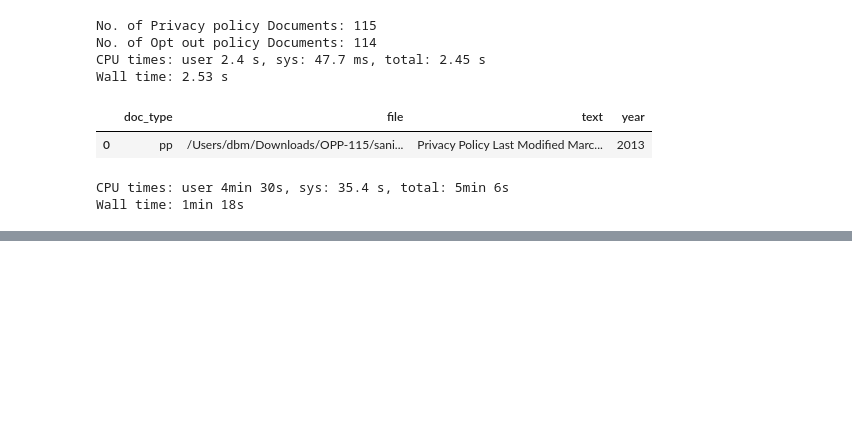
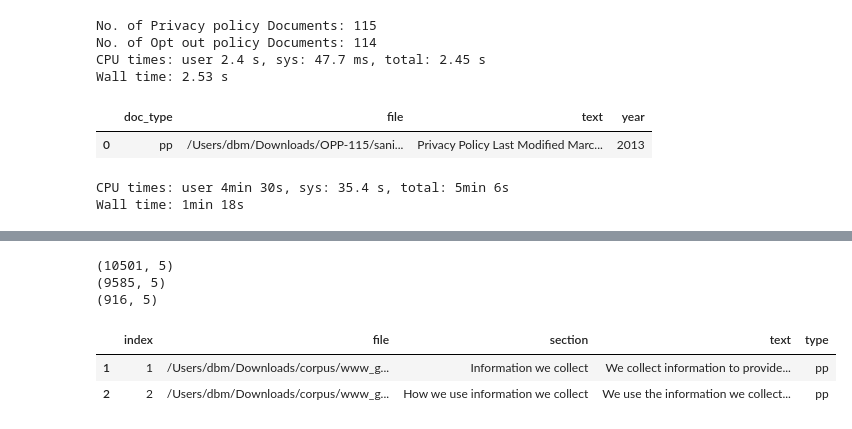
Before and after one commit to debshila/multilevel-text-summarization, a Jupyter notebook: src/Policy Preprocessing.ipynb, the cells around one changed output, grey strips where cells are left out. Cells and saved outputs as stored; diff of their text form; code cells hidden in the pictures; blank space fills up the shorter version.

```diff
--- a/src/Policy Preprocessing.ipynb
+++ b/src/Policy Preprocessing.ipynb
@@ -223,0 +260,19 @@ data_words[0]
+# %%
+print(pp_xml_df.shape)
+# Filter out the Policy names
+pp_df_text = pp_xml_df[pp_xml_df['section'].notnull()]
+print(pp_df_text.shape)
+
+# Retain policy id
+pp_df_name = pp_xml_df[pp_xml_df['section'].isnull()]
+print(pp_df_name.shape)
+# %% [output]
+(10501, 5)
+(9585, 5)
+(916, 5)
+# %%
+pp_df_text.head(2)
+# %% [output]
+|  | index | file | section | text | type |
+| 1 | 1 | /Users/dbm/Downloads/corpus/www_g... | Information we collect | We collect information to provide... | pp |
+| 2 | 2 | /Users/dbm/Downloads/corpus/www_g... | How we use information we collect | We use the information we collect... | pp |
```
Also changed, not shown: parts of 19 cells of this notebook, 2 other files.
